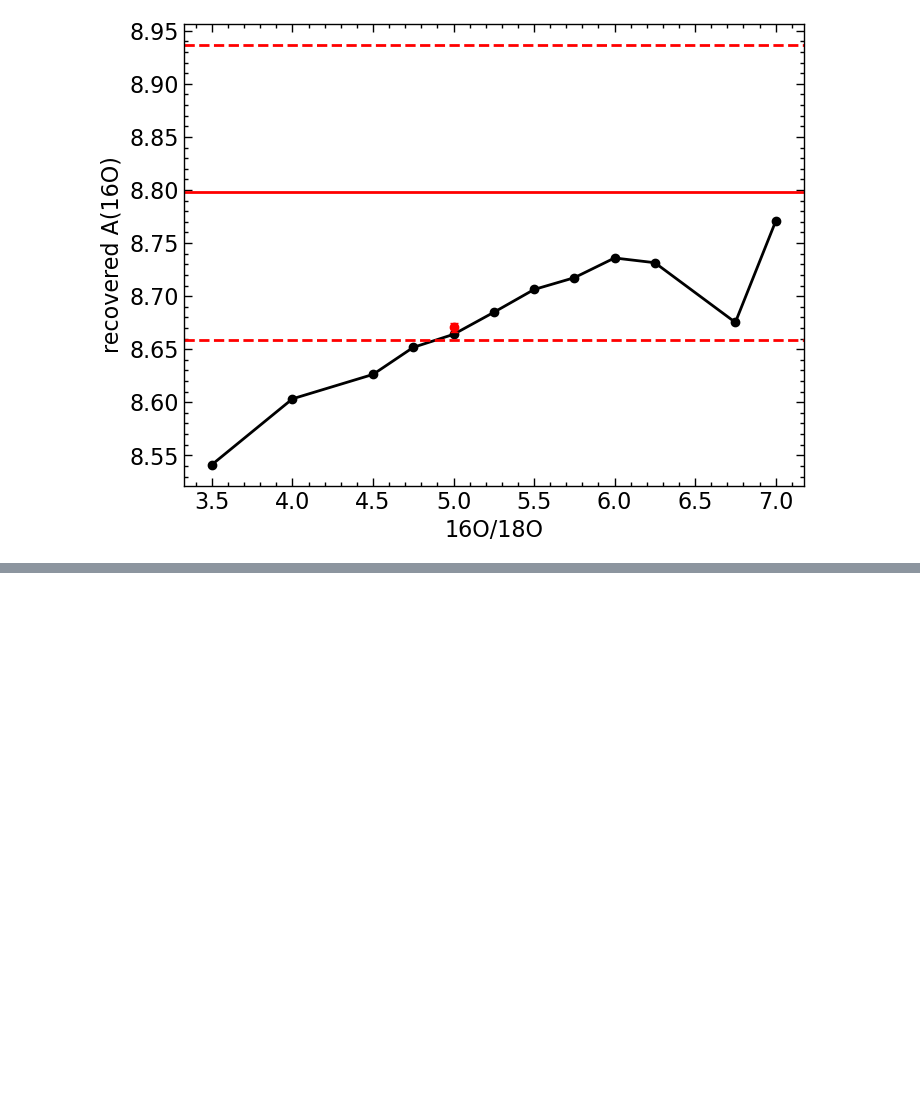
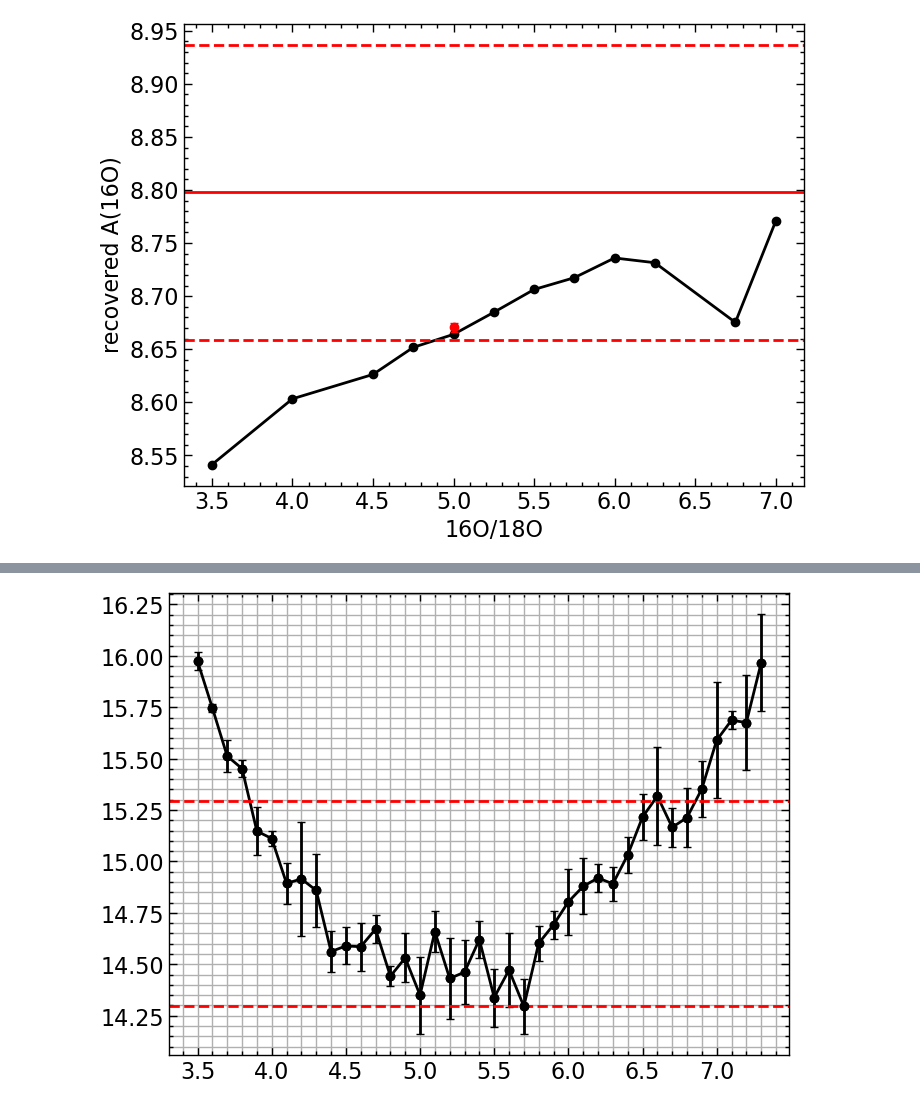
Before and after one commit to advaitmehla/TSFitPy, a Jupyter notebook: plotting_tools/asas-rcb-21_comb.ipynb, the cells around one changed output, grey strips where cells are left out. Drawn from its saved outputs; the diff is of its cells as text; code cells hidden in the pictures; blank space fills up the shorter version.

```diff
--- a/plotting_tools/asas-rcb-21_comb.ipynb
+++ b/plotting_tools/asas-rcb-21_comb.ipynb
@@ -158,0 +180,30 @@ wavelength, flux, wavelength_observed_rv, flux_observed = plot_one_star(config_d
+# %%
+allpath = '/media/advait/DATA/research/rcb-project/TSFitPy/output_files/asas-rcb-21/Sep-30-2024-00-19-45_0.9840928073231175_LTE_O_1D/output'
+df1 = pd.read_csv(allpath, sep='\t')
+allpath = '/media/advait/DATA/research/rcb-project/TSFitPy/output_files/asas-rcb-21/Sep-30-2024-10-54-53_0.5954013395977519_LTE_O_1D/output'
+df2 = pd.read_csv(allpath, sep='\t')
+# %%
+df_fine = pd.concat([df1,df2])
+df_fine.sort_values(by='oisorat', inplace=True)
+rats = np.unique(df_fine['oisorat'])
+# %%
+# rats = np.unique(df['oisorat'])
+chis, dchis, oabunds, doabunds = [], [], [], []
+for rat in rats:
+    subdf = df_fine[df_fine['oisorat'] == rat]
+    meanchi = np.mean(subdf['red_chi_squared'])
+    stdchi = np.std(subdf['red_chi_squared'])
+    meanoabund = np.mean(subdf['O_Fe'])
+    stdoabund = np.std(subdf['O_Fe'])
+    chis.append(meanchi)
+    dchis.append(stdchi)
+    oabunds.append(meanoabund)
+    doabunds.append(stdoabund)
+# %%
+plt.plot(rats, chis, 'ko-')
+plt.errorbar(rats, chis, yerr=dchis, fmt='ko', capsize=3)
+plt.axhline(np.min(chis), ls='--', color='r')
+plt.axhline(np.min(chis)+1.0, ls='--', color='r')
+plt.grid(which='both')
+# %% [output]
+[figure, added]
```
Also changed, not shown: parts of 18 cells of this notebook, 6 other files.
